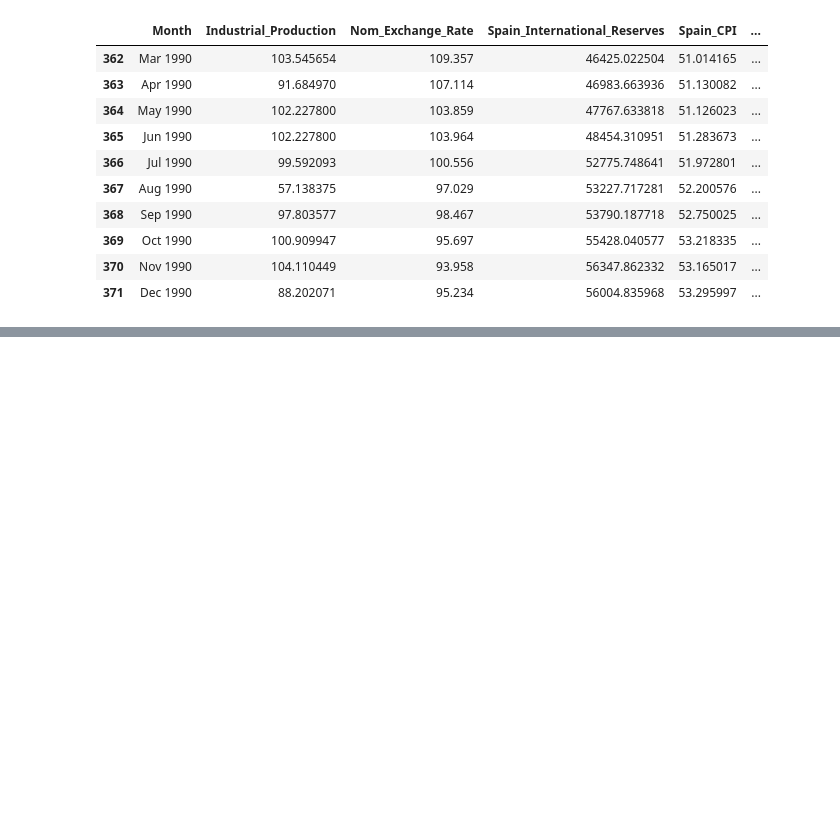
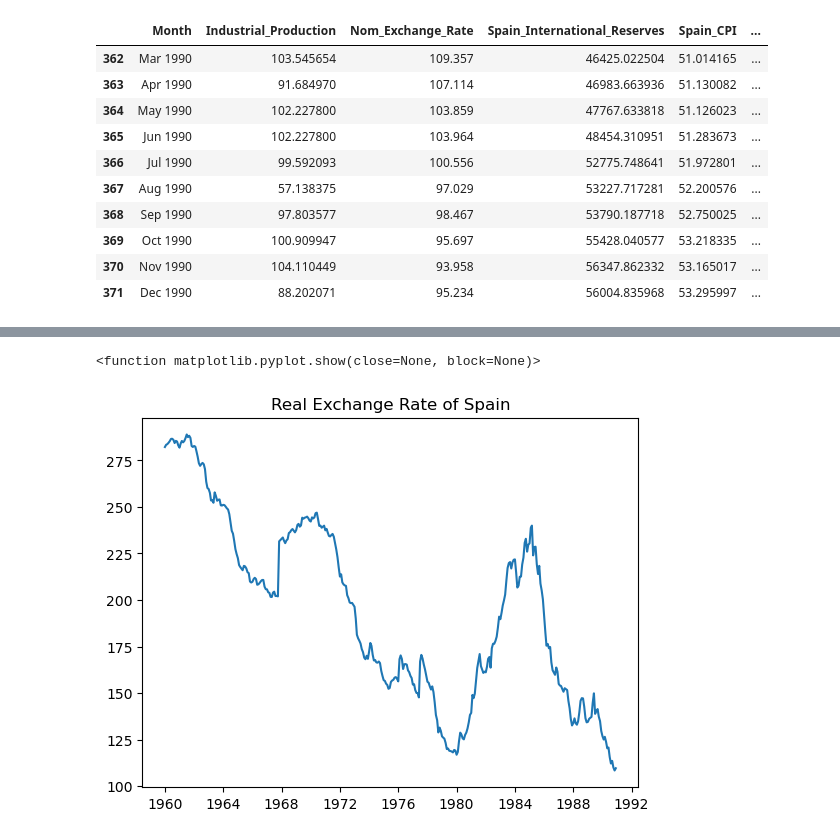
Before and after one commit to sophie-hy-fung/spain-bretton-woods, a Jupyter notebook: data_cleaning.ipynb, the cells around one changed output, grey strips where cells are left out. Drawn from its saved outputs; the diff is of its cells as text; code cells hidden in the pictures; blank space fills up the shorter version.

```diff
--- a/data_cleaning.ipynb
+++ b/data_cleaning.ipynb
@@ -83,0 +120,8 @@ sp_us_df['US_International_Reserves_Index']=sp_us_df['US_International_Reserves'
+# %%
+plt.plot(sp_us_df['Month'], sp_us_df['Real_Exchange_Rate'])
+plt.title('Real Exchange Rate of Spain')
+plt.savefig('figures/Real_Exchange_Rate.png')
+plt.show
+# %% [output]
+<function matplotlib.pyplot.show(close=None, block=None)>
+[figure, added]
```
Also changed, not shown: parts of 7 cells of this notebook, 4 other files.
